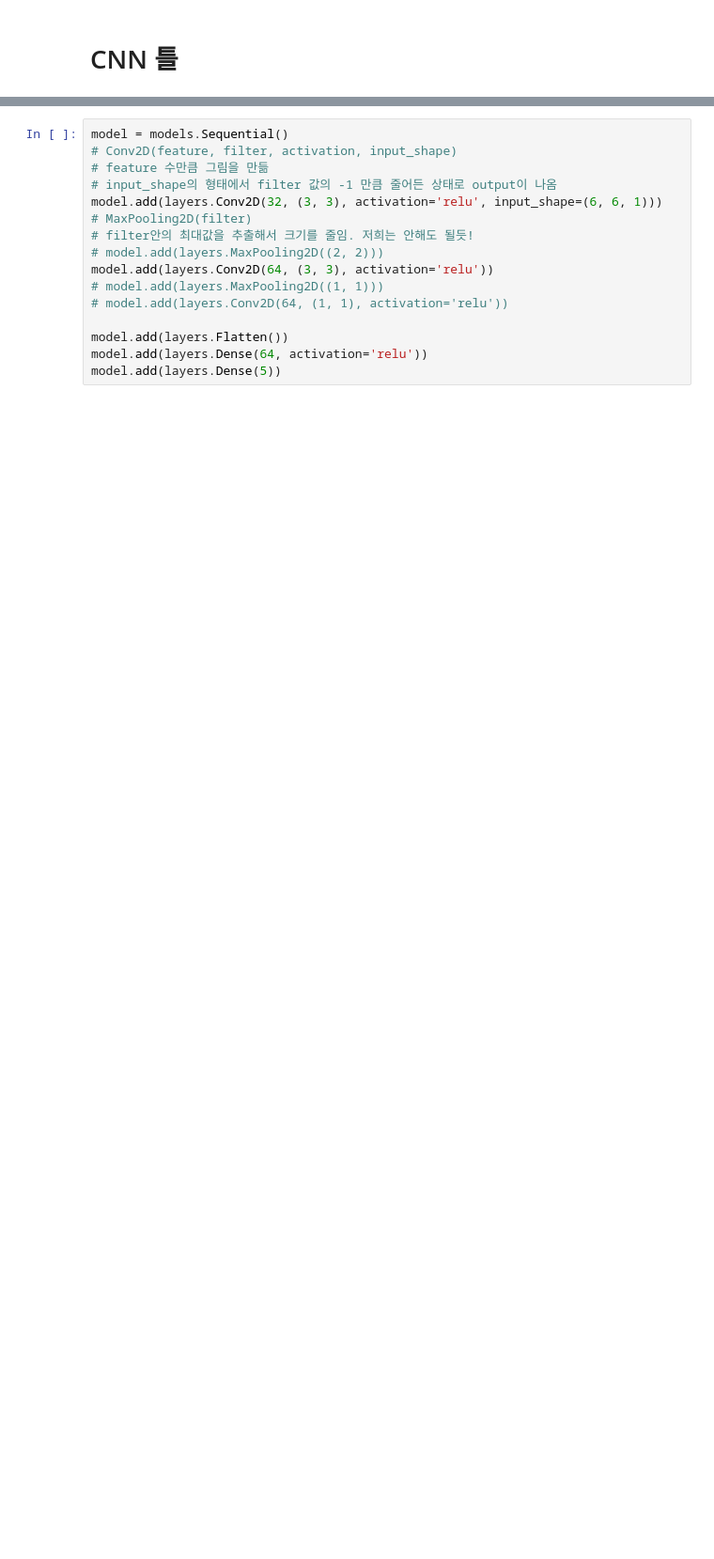
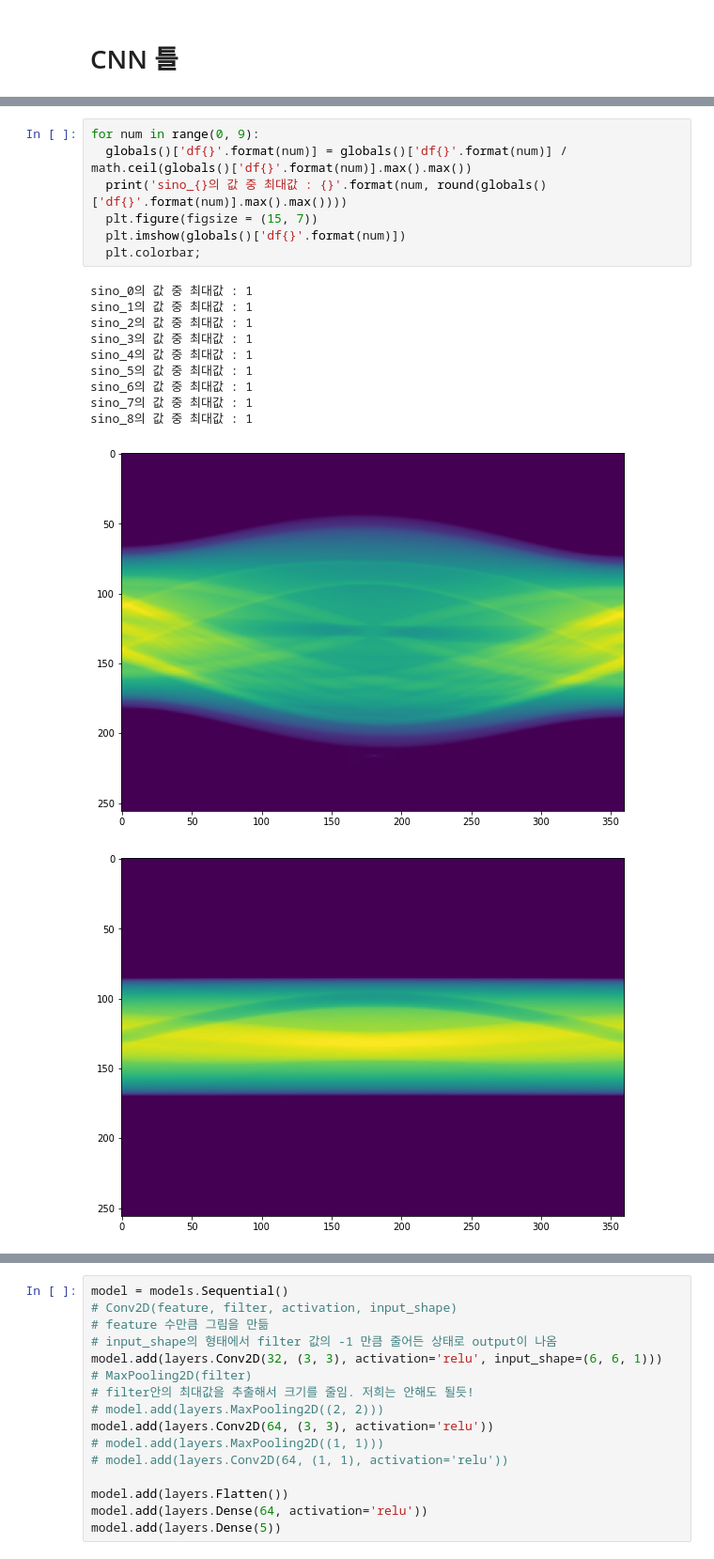
Before and after one commit to KyungRyeolBaek/study, a Jupyter notebook: AI study/치아/tooth_CNN_predict_210724.ipynb, the cells around one changed output, grey strips where cells are left out. Shown at 94% size. Drawn from its saved outputs; the diff is of its cells as text; blank space fills up the shorter version.

```diff
--- a/AI study/치아/tooth_CNN_predict_210724.ipynb
+++ b/AI study/치아/tooth_CNN_predict_210724.ipynb
@@ -65,0 +45,19 @@ train 344개, test 10개 -> 데이터 개수 많이 부족함.
+# %%
+for num in range(0, 9):
+  globals()['df{}'.format(num)] = globals()['df{}'.format(num)] / math.ceil(globals()['df{}'.format(num)].max().max())
+  print('sino_{}의 값 중 최대값 : {}'.format(num, round(globals()['df{}'.format(num)].max().max())))
+  plt.figure(figsize = (15, 7))
+  plt.imshow(globals()['df{}'.format(num)])
+  plt.colorbar;
+# %% [output]
+sino_0의 값 중 최대값 : 1
+sino_1의 값 중 최대값 : 1
+sino_2의 값 중 최대값 : 1
+sino_3의 값 중 최대값 : 1
+sino_4의 값 중 최대값 : 1
+sino_5의 값 중 최대값 : 1
+sino_6의 값 중 최대값 : 1
+sino_7의 값 중 최대값 : 1
+sino_8의 값 중 최대값 : 1
+[figure, added]
+[figure, added]
```
Also changed, not shown: parts of 36 cells of this notebook.
